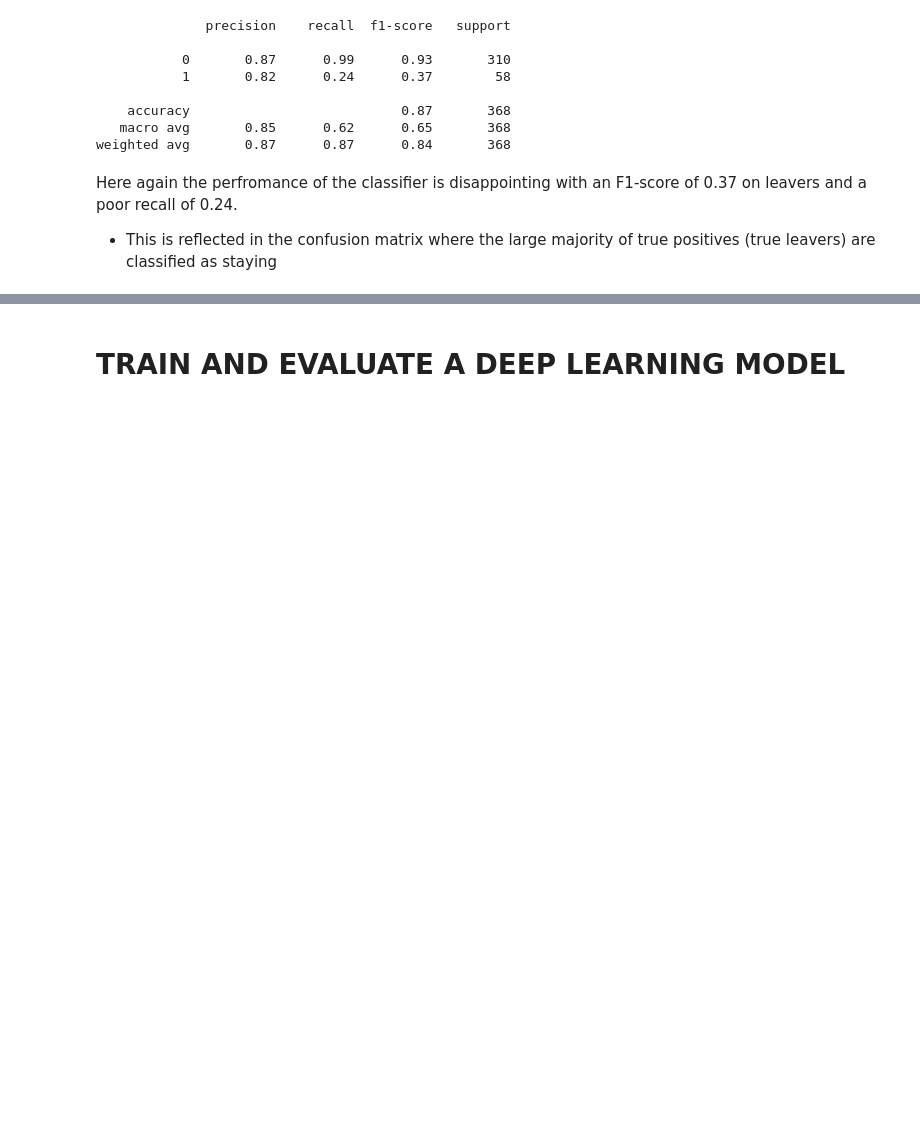
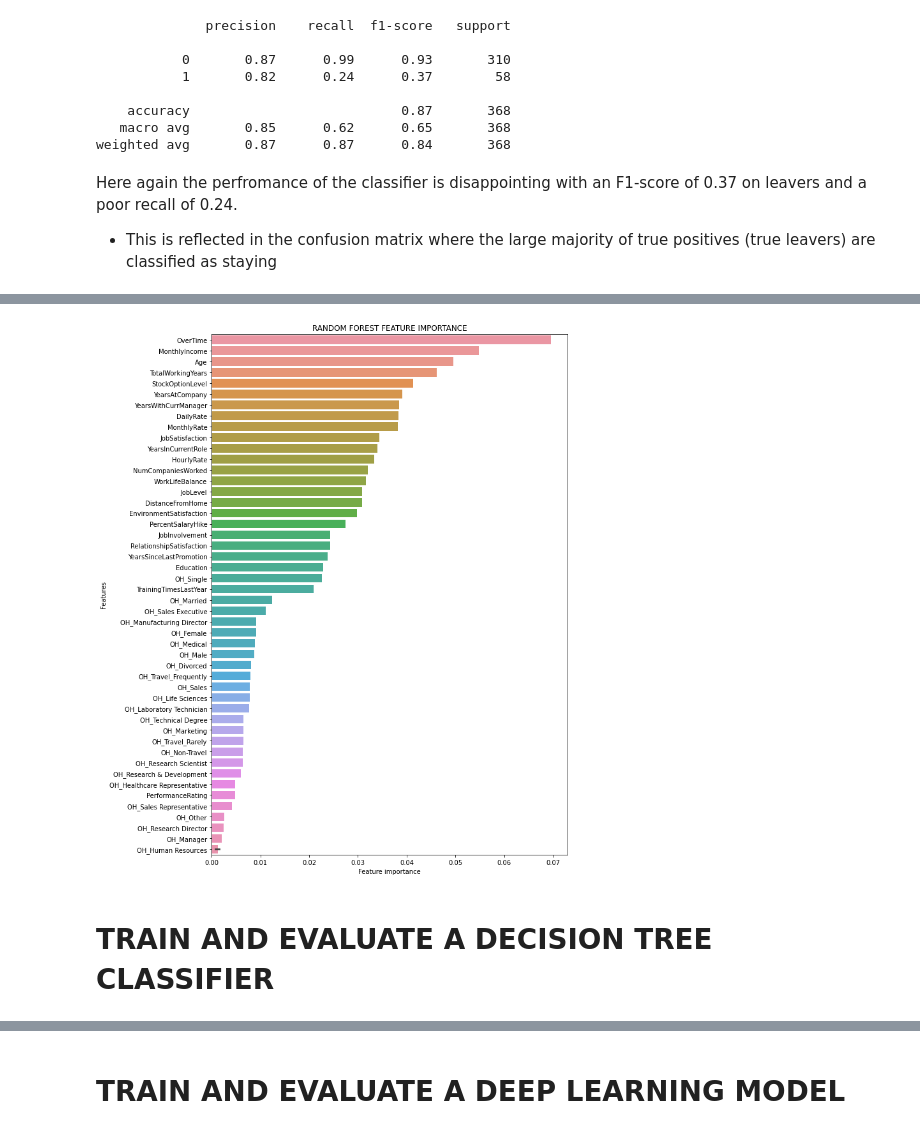
Before and after one commit to LaurentVeyssier/HR-analytics-Identify-Employees-likely-to-quit-with-ML-Classification-Models, a Jupyter notebook: Human_Resources_Department_Attrition_Detection.ipynb, the cells around one changed output, grey strips where cells are left out. Drawn from its saved outputs; the diff is of its cells as text; code cells hidden in the pictures; blank space fills up the shorter version.

```diff
--- a/Human_Resources_Department_Attrition_Detection.ipynb
+++ b/Human_Resources_Department_Attrition_Detection.ipynb
@@ -687,0 +726,21 @@ Here again the perfromance of the classifier is disappointing with an F1-score o
+# %%
+# Importance of each attribute in driving attrition according to Random Forest model
+def plot_top_features(importance, features, model_type):
+    feature_importance = np.array(importance)
+    feature_names = np.array(features)
+
+    data={'feature_names':feature_names,'feature_importance':feature_importance}
+    table = pd.DataFrame(data)
+    table.sort_values(by=['feature_importance'], ascending=False,inplace=True)
+
+    plt.figure(figsize=(10,15))
+    sns.barplot(x=table['feature_importance'], y=table['feature_names'])
+    plt.title(model_type + ' FEATURE IMPORTANCE')
+    plt.xlabel('Feature importance')
+    plt.ylabel('Features')
+
+plot_top_features(rfm.feature_importances_, dummies.columns,'RANDOM FOREST')
+# %% [output]
+[figure, added]
+# %% [markdown]
+# TRAIN AND EVALUATE A DECISION TREE CLASSIFIER
```
Also changed, not shown: parts of 20 cells of this notebook.
